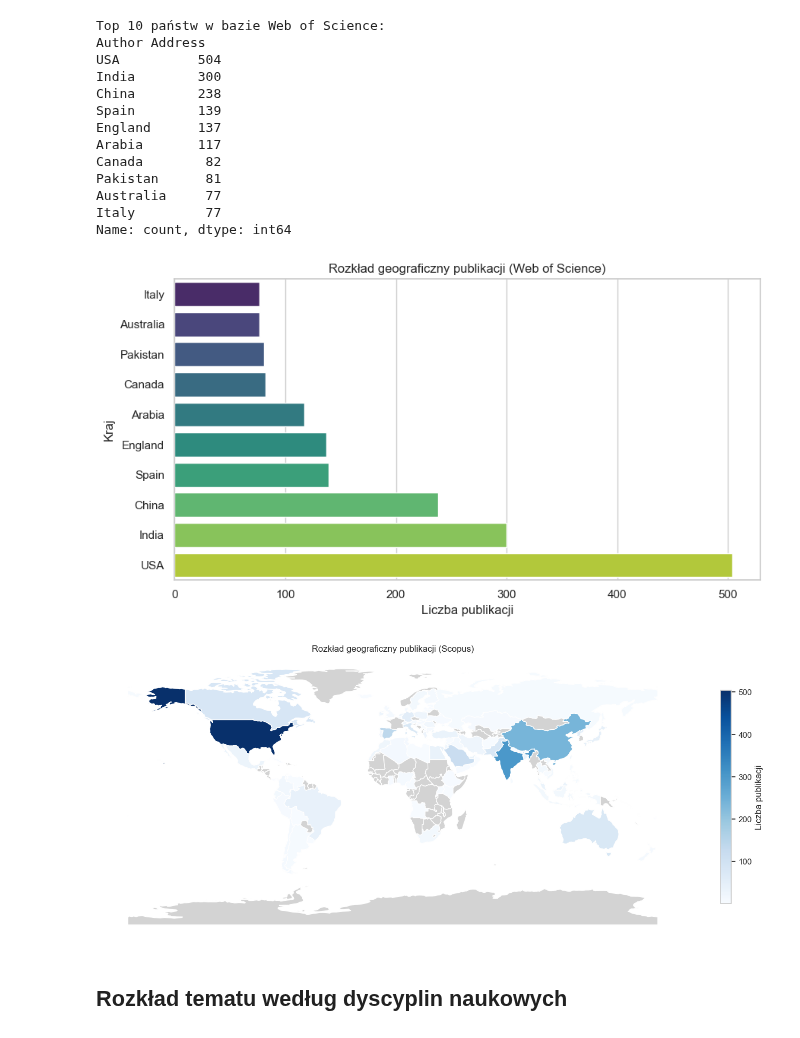
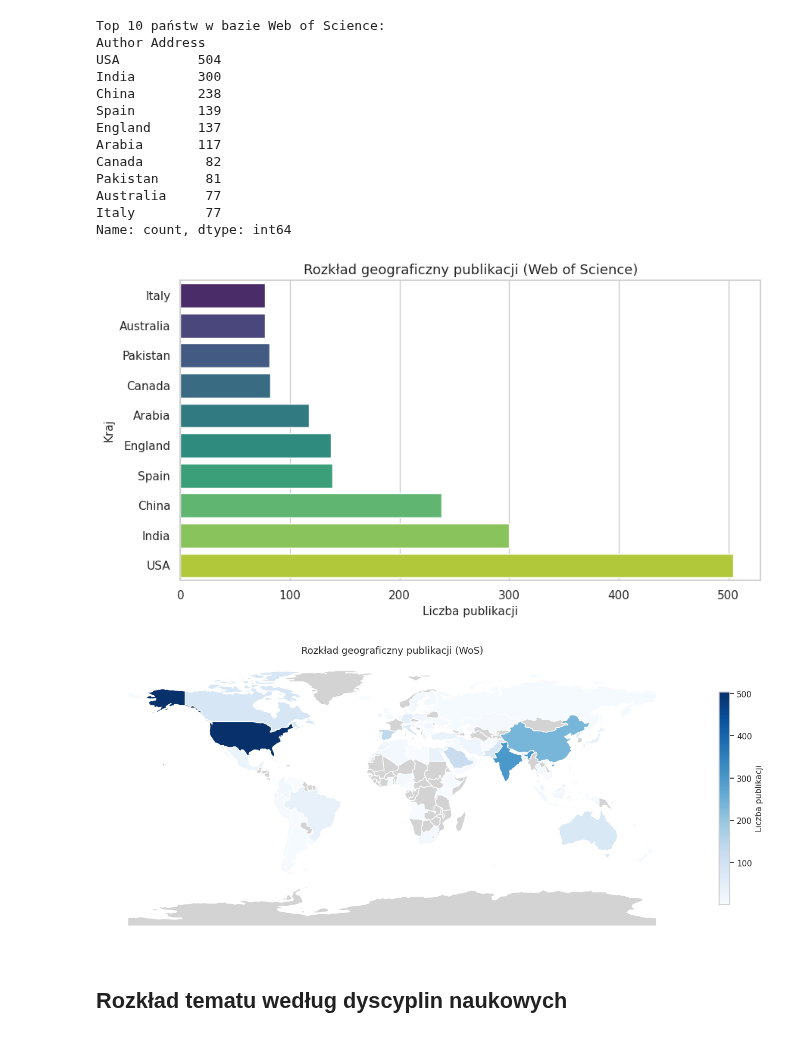
Before and after one commit to agatagera/Advances-in-research-on-the-use-of-large-language-models-in-social-media-analysis, a Jupyter notebook: analiza.ipynb, the cells around one changed output. Saved outputs shown, nothing was run; the diff lists cells and outputs as text; code cells hidden in the pictures.

```diff
--- a/analiza.ipynb
+++ b/analiza.ipynb
@@ -718,9 +726,6 @@ def get_wos_countries(address_text):
         if words:
             country = words[-1].strip()
 
-            if 'Peoples R China' in aff:
-                country = 'China'
-
             if country and not country.isdigit():
 
                 unique_countries.add(country)
@@ -765,42 +770,32 @@ ax.set(title='Rozkład geograficzny publikacji (Web of Science)',
 fig.tight_layout()
 plt.show()
 # %% [output]
-[figure, old version]
+[figure, new version]
 # %%
-import geopandas as gpd
-import pycountry
-import matplotlib.pyplot as plt
-
-def name_to_alpha3(name):
-    try:
-        return pycountry.countries.search_fuzzy(name)[0].alpha_3
-    except Exception:
-        return None
-
 scopus_df = wos_country_counts.reset_index()
 scopus_df.columns = ['country_name', 'count']
 scopus_df['iso_a3'] = scopus_df['country_name'].apply(name_to_alpha3)
 scopus_df = scopus_df.dropna(subset=['iso_a3'])
 
 url = "https://naturalearth.s3.amazonaws.com/110m_cultural/ne_110m_admin_0_countries.zip"
 world = gpd.read_file(url)[['ISO_A3', 'geometry']].rename(columns={'ISO_A3': 'iso_a3'})
 world_merged = world.merge(scopus_df, on='iso_a3', how='left')
 
 fig, ax = plt.subplots(figsize=(14, 7))
 world_merged.plot(
     column='count',
     ax=ax,
     cmap='Blues',
     legend=True,
     missing_kwds={'color': 'lightgrey'},
     legend_kwds={'label': 'Liczba publikacji', 'shrink': 0.6}
 )
-ax.set_title('Rozkład geograficzny publikacji (Scopus)')
+ax.set_title('Rozkład geograficzny publikacji (WoS)')
 ax.axis('off')
 plt.tight_layout()
 plt.show()
 # %% [output]
-[figure, old version]
+[figure, new version]
 # %% [markdown]
 ## Rozkład tematu według dyscyplin naukowych
 # %%
```
Also changed, not shown: parts of 11 cells of this notebook.
